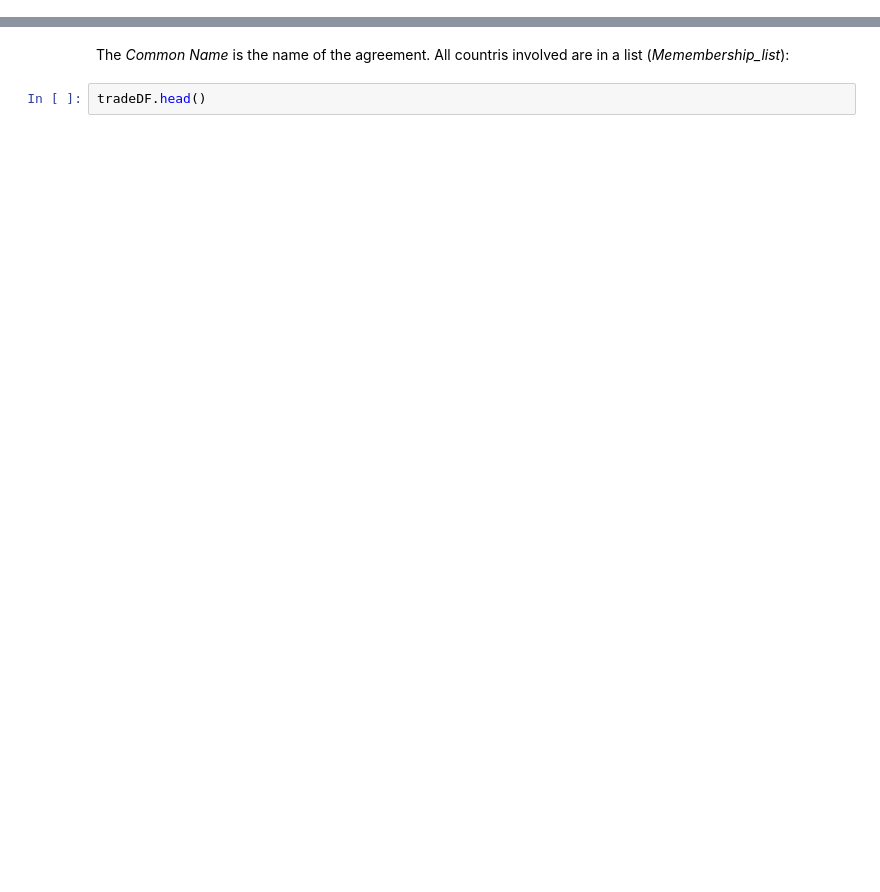
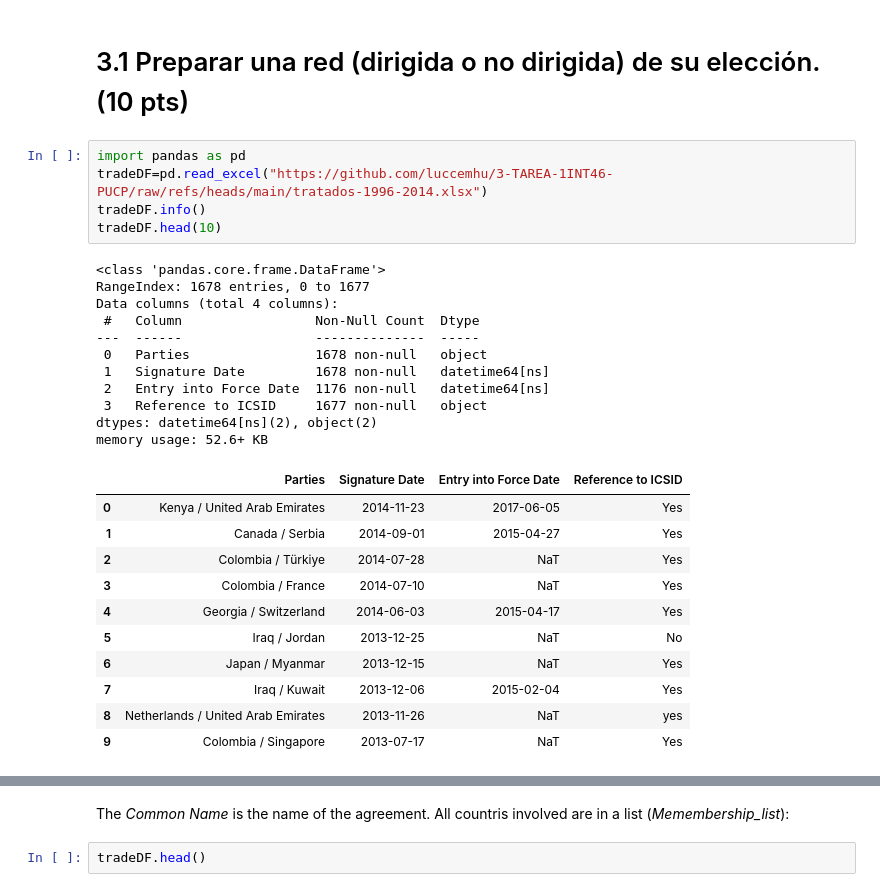
Before and after one commit to luccemhu/3-TAREA-1INT46-PUCP, a Jupyter notebook: index.ipynb, the cells around one changed output, grey strips where cells are left out. Cells and saved outputs as stored; diff of their text form; blank space fills up the shorter version.

```diff
--- a/index.ipynb
+++ b/index.ipynb
@@ -568,0 +20,30 @@ tradeDF.info()
+# %% [markdown]
+# 3.1 Preparar una red (dirigida o no dirigida)  de su elección. (10 pts)
+# %%
+import pandas as pd
+tradeDF=pd.read_excel("https://github.com/luccemhu/3-TAREA-1INT46-PUCP/raw/refs/heads/main/tratados-1996-2014.xlsx")
+tradeDF.info()
+tradeDF.head(10)
+# %% [output]
+<class 'pandas.core.frame.DataFrame'>
+RangeIndex: 1678 entries, 0 to 1677
+Data columns (total 4 columns):
+ #   Column                 Non-Null Count  Dtype
+---  ------                 --------------  -----
+ 0   Parties                1678 non-null   object
+ 1   Signature Date         1678 non-null   datetime64[ns]
+ 2   Entry into Force Date  1176 non-null   datetime64[ns]
+ 3   Reference to ICSID     1677 non-null   object
+dtypes: datetime64[ns](2), object(2)
+memory usage: 52.6+ KB
+|  | Parties | Signature Date | Entry into Force Date | Reference to ICSID |
+| 0 | Kenya / United Arab Emirates | 2014-11-23 | 2017-06-05 | Yes |
+| 1 | Canada / Serbia | 2014-09-01 | 2015-04-27 | Yes |
+| 2 | Colombia / Türkiye | 2014-07-28 | NaT | Yes |
+| 3 | Colombia / France | 2014-07-10 | NaT | Yes |
+| 4 | Georgia / Switzerland | 2014-06-03 | 2015-04-17 | Yes |
+| 5 | Iraq / Jordan | 2013-12-25 | NaT | No |
+| 6 | Japan / Myanmar | 2013-12-15 | NaT | Yes |
+| 7 | Iraq / Kuwait | 2013-12-06 | 2015-02-04 | Yes |
+| 8 | Netherlands / United Arab Emirates | 2013-11-26 | NaT | yes |
+| 9 | Colombia / Singapore | 2013-07-17 | NaT | Yes |
```
Also changed, not shown: parts of 193 cells of this notebook.
